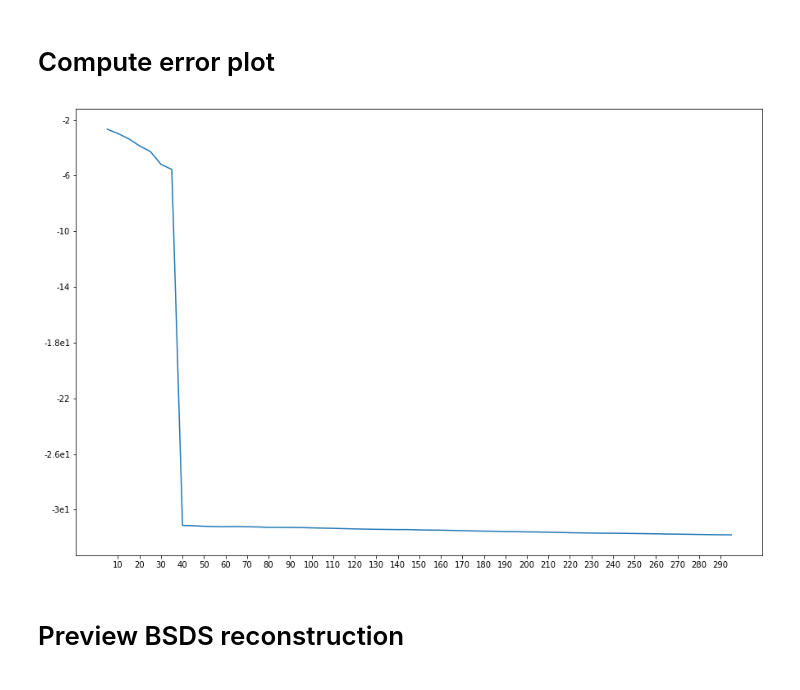
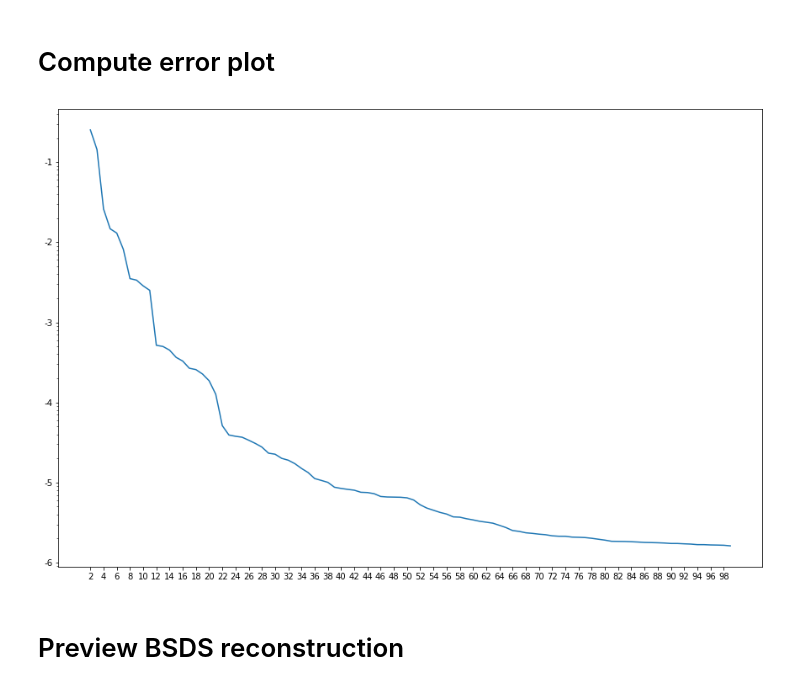
Before and after one commit to JunkyByte/ACDT, a Jupyter notebook: src/visual_saved.ipynb, the cells around one changed output. Cells and saved outputs as stored; diff of their text form; code cells hidden in the pictures.

```diff
--- a/src/visual_saved.ipynb
+++ b/src/visual_saved.ipynb
@@ -16,7 +18,7 @@ plt.rcParams['figure.figsize'] = [15, 10]
 # %% [markdown]
 # Load Checkpoints
 # %%
-with open('./saved/ckpt.pickle', 'rb') as f:
+with open('./saved/ckpt_swiss.pickle', 'rb') as f:
     x = pickle.load(f)
 x.keys()
 # %% [output]
@@ -26,7 +28,8 @@ dict_keys(['knn', 295, 290, 285, 280, 275, 270, 265, 260, 255, 250, 245, 240, 23
 # %%
 k = 10
 C = x[k]['C']
-if C[0].X[0].shape[0] == 2:
-    draw_spiral_clusters(C, k=x['knn'])
-elif C[0].X[0].shape[0] == 3:
-    draw_3d_clusters(C)
+X = x['X']
+if X[0].shape[0] == 2:
+    draw_spiral_clusters(C, X, k=x['knn'])
+elif X[0].shape[0] == 3:
+    draw_3d_clusters(C, X)
@@ -35,29 +40,29 @@ elif C[0].X[0].shape[0] == 3:
 # %%
 errors = {}
 for it in x.keys():
-    if it == 'knn':
+    if it == 'knn' or it == 'X':
         continue
 
     e = []
     C = x[it]['C']
     for Ci in C:
         F = Ci.F
         P = np.dot(F, F.T)
-        samples = np.array(Ci.X).T
+        samples = np.array(X[Ci.indices]).T
         mean_pos = np.mean(samples, axis=1, keepdims=True)
         s = samples - mean_pos
 
         proj = np.dot(P, s)
         e.append((s - proj)**2)
     errors[it] = np.mean(np.concatenate(e, axis=1), axis=(0, 1))
 
 plt.semilogy(list(errors.keys()), list(errors.values()))
 ax = plt.gca()
 plt.xticks(list(errors.keys())[1::2])
 ax.yaxis.set_major_formatter(LogFormatterExponent())
 plt.show()
 # %% [output]
-[figure, old version]
+[figure, new version]
 # %% [markdown]
 # Preview BSDS reconstruction
 # %%
```
Also changed, not shown: parts of 15 cells of this notebook, 30 other files.
